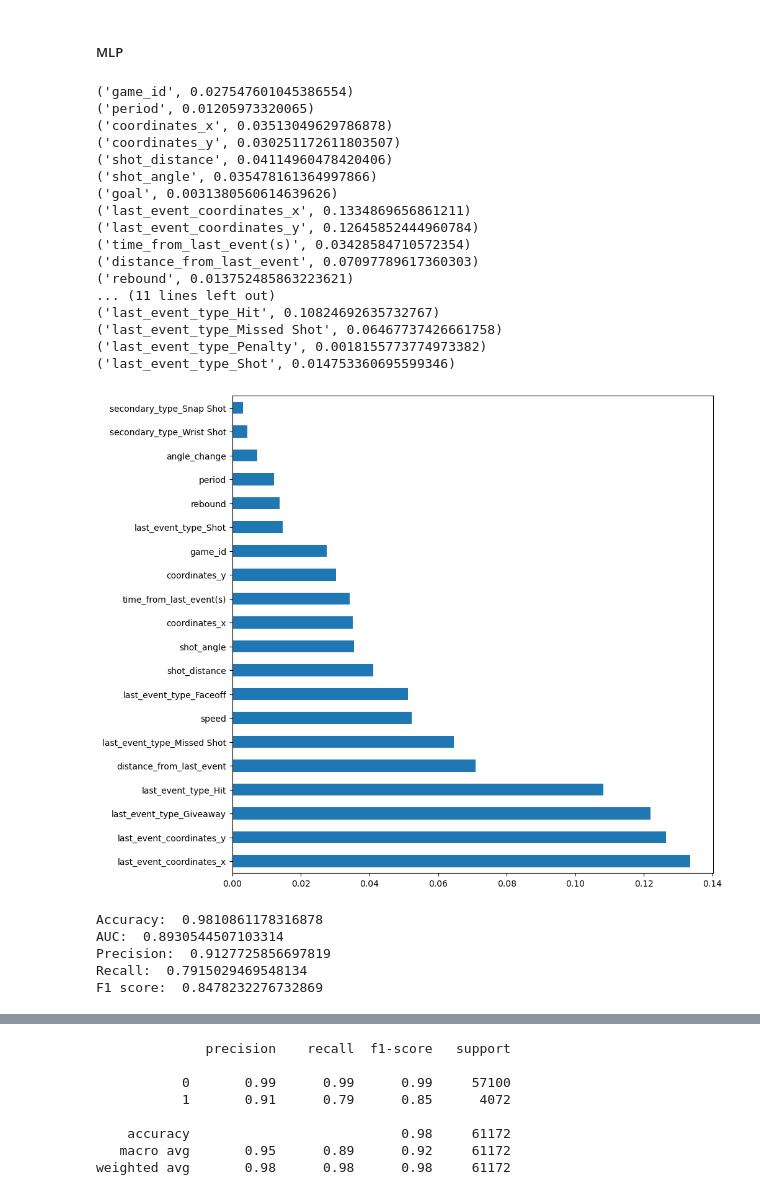
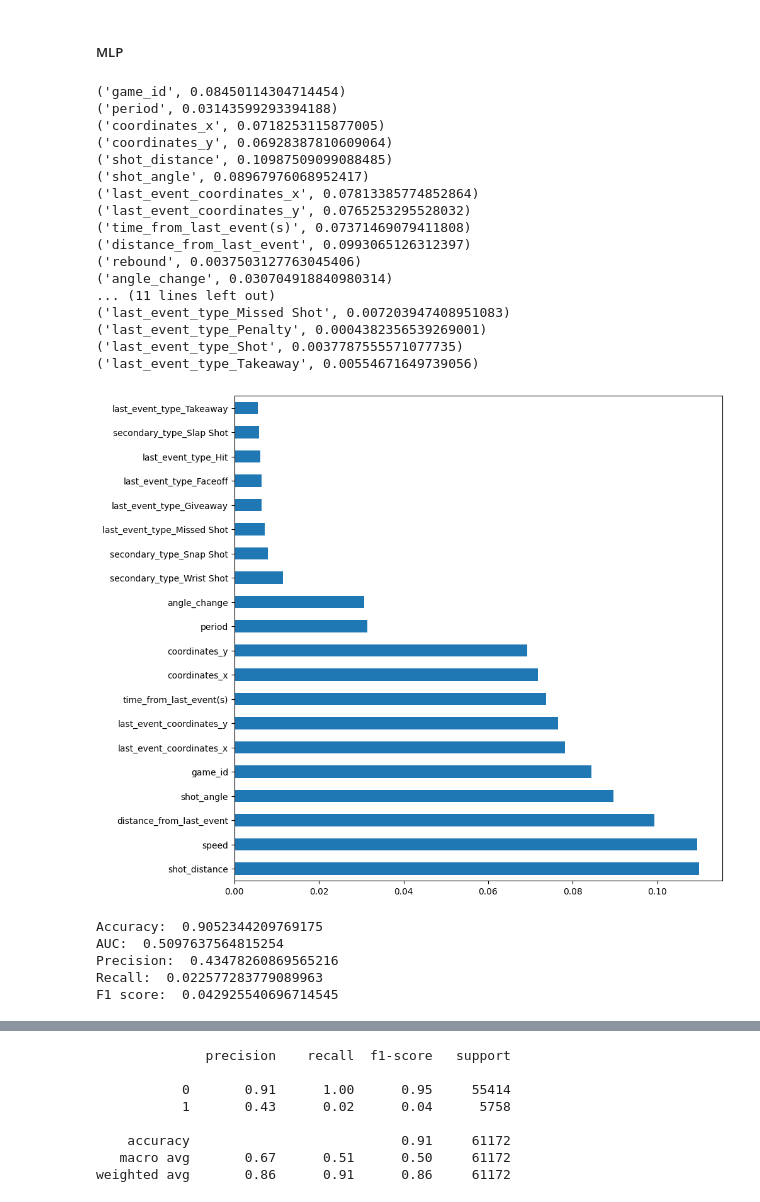
Before and after one commit to IFT6758-Team-08/Team_8_IFT_6758, a Jupyter notebook: src/models/best_shot_updated.ipynb, the cells around one changed output, grey strips where cells are left out. Cells and saved outputs as stored; diff of their text form; code cells hidden in the pictures.

Commit message:
Updated Best Shot model

```diff
--- a/src/models/best_shot_updated.ipynb
+++ b/src/models/best_shot_updated.ipynb
@@ -87,8 +87,8 @@ def calibration_plot(model, x_val, y_val, title):
 # Splitting the dataset into the Training set and Test set for grid search CV 5
 #preprocess
 def split_data(data):
-    X = data.iloc[:,:-1]
-    y = data.iloc[:,-1]
+    X = data.drop(['goal'], axis=1)
+    y = data['goal']
     X_train, X_test, y_train, y_test = train_test_split(X, y, test_size = 0.20, random_state = 42)
     return X_train, X_test, y_train, y_test
 # %%
@@ -539,37 +539,37 @@ def mlp_classifier_randCV(X_train, y_train, X_test, y_test):
 
     return random_search, accuracy, auc, cm, report, precision, recall, f1
 # %%
-df = load_data('M2_added_features_updated.csv')
+df = load_data('D:/NHLPro/data/M2_added_features_all.csv')
 df.head()
 df = preprocess_data(df)
 X_train, X_test, y_train, y_test = split_data(df)
 
 model1, accuracy, auc, cm, report, precision, recall, f1 = random_forest_classifier(X_train, y_train, X_test, y_test)
 plot_roc_curve(model1, X_test, y_test, "Random Forest")
 shot_probability(model1, X_test)
 cumulative_probability(model1, X_test)
 calibration_plot(model1, X_test, y_test, "Random Forest")
 # %% [output]
-('game_id', 0.027547601045386554)
-('period', 0.01205973320065)
-('coordinates_x', 0.03513049629786878)
-('coordinates_y', 0.030251172611803507)
-('shot_distance', 0.04114960478420406)
-('shot_angle', 0.035478161364997866)
-('goal', 0.0031380560614639626)
-('last_event_coordinates_x', 0.1334869656861211)
-('last_event_coordinates_y', 0.12645852444960784)
-('time_from_last_event(s)', 0.03428584710572354)
-('distance_from_last_event', 0.07097789617360303)
-('rebound', 0.013752485863223621)
+('game_id', 0.08450114304714454)
+('period', 0.03143599293394188)
+('coordinates_x', 0.0718253115877005)
+('coordinates_y', 0.06928387810609064)
+('shot_distance', 0.10987509099088485)
+('shot_angle', 0.08967976068952417)
+('last_event_coordinates_x', 0.07813385774852864)
+('last_event_coordinates_y', 0.0765253295528032)
+('time_from_last_event(s)', 0.07371469079411808)
+('distance_from_last_event', 0.0993065126312397)
+('rebound', 0.0037503127763045406)
+('angle_change', 0.030704918840980314)
 ... (11 lines left out)
-('last_event_type_Hit', 0.10824692635732767)
-('last_event_type_Missed Shot', 0.06467737426661758)
-('last_event_type_Penalty', 0.0018155773774973382)
-('last_event_type_Shot', 0.014753360695599346)
+('last_event_type_Missed Shot', 0.007203947408951083)
+('last_event_type_Penalty', 0.0004382356539269001)
+('last_event_type_Shot', 0.0037787555571077735)
+('last_event_type_Takeaway', 0.00554671649739056)
-[figure, old version]
+[figure, new version]
-Accuracy:  0.9810861178316878
-AUC:  0.8930544507103314
-Precision:  0.9127725856697819
-Recall:  0.7915029469548134
-F1 score:  0.8478232276732869
+Accuracy:  0.9052344209769175
+AUC:  0.5097637564815254
+Precision:  0.43478260869565216
+Recall:  0.022577283779089963
+F1 score:  0.042925540696714545
@@ -577,8 +577,8 @@ F1 score:  0.8478232276732869
               precision    recall  f1-score   support
 
-           0       0.99      0.99      0.99     57100
-           1       0.91      0.79      0.85      4072
+           0       0.91      1.00      0.95     55414
+           1       0.43      0.02      0.04      5758
 
-    accuracy                           0.98     61172
-   macro avg       0.95      0.89      0.92     61172
-weighted avg       0.98      0.98      0.98     61172
+    accuracy                           0.91     61172
+   macro avg       0.67      0.51      0.50     61172
+weighted avg       0.86      0.91      0.86     61172
```
Also changed, not shown: parts of 11 cells of this notebook, 1 other file.
